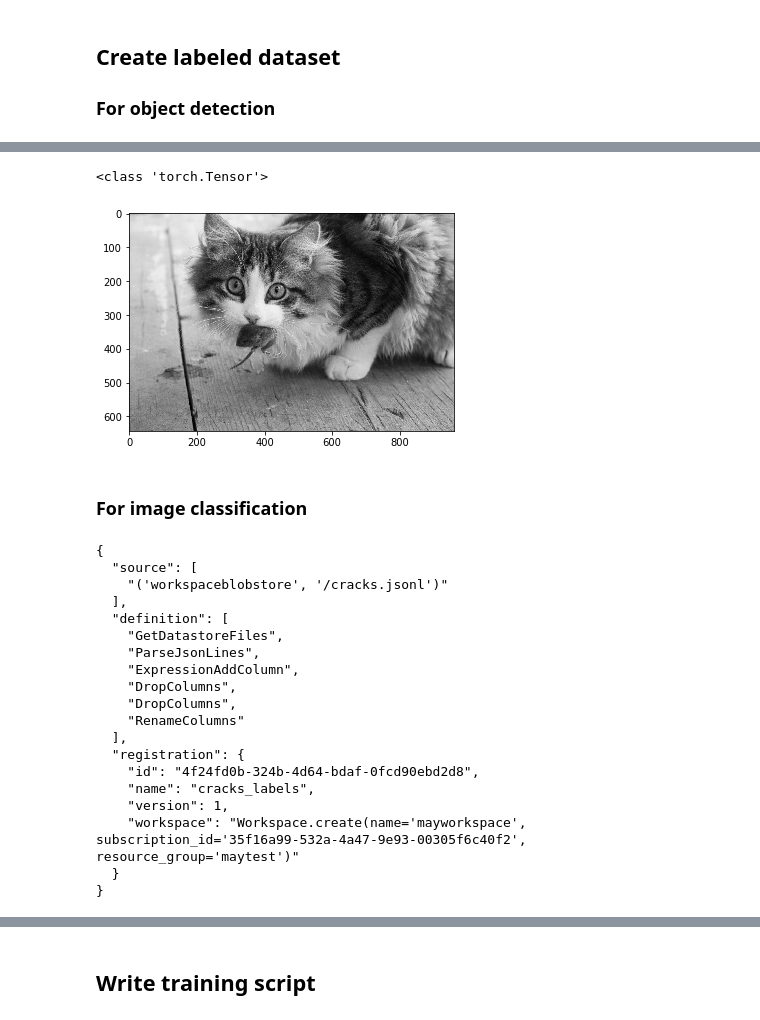
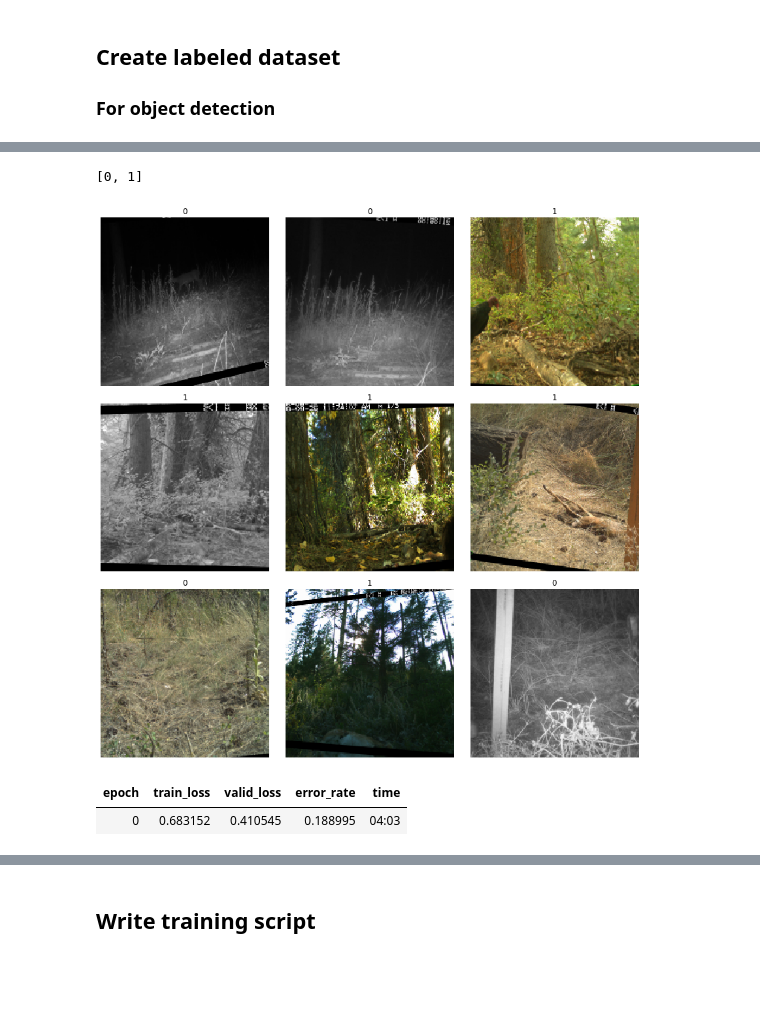
Before and after one commit to dataders/biomass, a Jupyter notebook: biomass_labeled_train.ipynb, the cells around one changed output, grey strips where cells are left out. Cells and saved outputs as stored; diff of their text form; code cells hidden in the pictures; blank space fills up the shorter version.

```diff
--- a/biomass_labeled_train.ipynb
+++ b/biomass_labeled_train.ipynb
@@ -55,0 +25,9 @@ KeyError: 'column'
+# %%
+ds_lab = Dataset.get_by_name(workspace, name='RoadkillSubset_Labels')
+df_lab = (ds_lab
+          .to_pandas_dataframe()
+          .assign(FilePath = lambda x: x['FilePath'].apply(lambda z: str(PurePosixPath(PureWindowsPath(Path(z))
+#                                                                                        .absolute()
+                                                                                      ) )))
+         )
+df_lab.head()
@@ -56,3 +53,14 @@ KeyError: 'column'
+# %%
+tfms = get_transforms(do_flip=True)
+# %%
+data = ImageDataBunch.from_df('.',
+                               folder='tmp',
+                               df=df_lab,
+                               ds_tfms=tfms,
+                               size = 200,
+                               bs=9,
+                               valid_pct=0.2
+                              )
 # %% [markdown]
 ## Create labeled dataset
 ### For object detection
@@ -109,19 +75,0 @@ imgplot = plt.imshow(img)
-# %%
-# load labeled_dataset2 to pytorch dataset and use methods from torchvision for image transformation
-
-pytorch_dataset = labeled_animal._to_torchvision()
-
-img = pytorch_dataset[0][0]
-print(type(img))
-
-import torchvision
-from torchvision.transforms import functional as F
-pil_image = F.to_pil_image(img)
-gray_image = F.to_grayscale(pil_image, num_output_channels=3)
-
-imgplot = plt.imshow(gray_image)
-# %% [output]
-<class 'torch.Tensor'>
-[figure, removed]
-# %% [markdown]
-### For image classification
@@ -132,22 +76,8 @@ labeled_dataset = Dataset._Labeled.from_json_lines(task="ImageClassification", p
-# %%
-labeled_dataset.register(workspace, 'cracks_labels')
-# %% [output]
-{
-  "source": [
-    "('workspaceblobstore', '/cracks.jsonl')"
-  ],
-  "definition": [
-    "GetDatastoreFiles",
-    "ParseJsonLines",
-    "ExpressionAddColumn",
-    "DropColumns",
-    "DropColumns",
-    "RenameColumns"
-  ],
-  "registration": {
-    "id": "4f24fd0b-324b-4d64-bdaf-0fcd90ebd2d8",
-    "name": "cracks_labels",
-    "version": 1,
-    "workspace": "Workspace.create(name='mayworkspace', subscription_id='35f16a99-532a-4a47-9e93-00305f6c40f2', resource_group='maytest')"
-  }
-}
+# %%
+print(data.classes)
+# %% [output]
+[0, 1]
+# %%
+data.show_batch()
+# %% [output]
+[figure, added]
@@ -153,0 +86,5 @@ labeled_dataset.register(workspace, 'cracks_labels')
+# %%
+learn.fit_one_cycle(1)
+# %% [output]
+| epoch | train_loss | valid_loss | error_rate | time |
+| 0 | 0.683152 | 0.410545 | 0.188995 | 04:03 |
```
Also changed, not shown: parts of 21 cells of this notebook.
